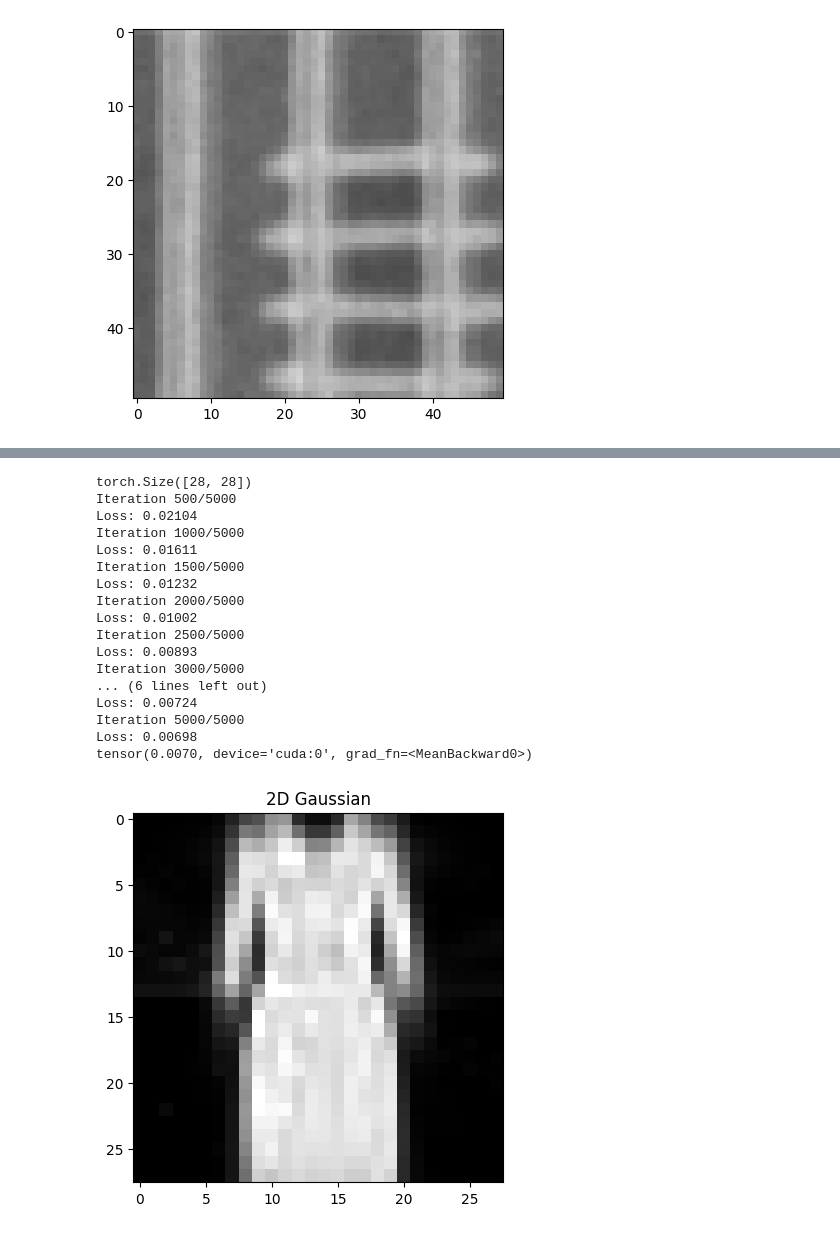
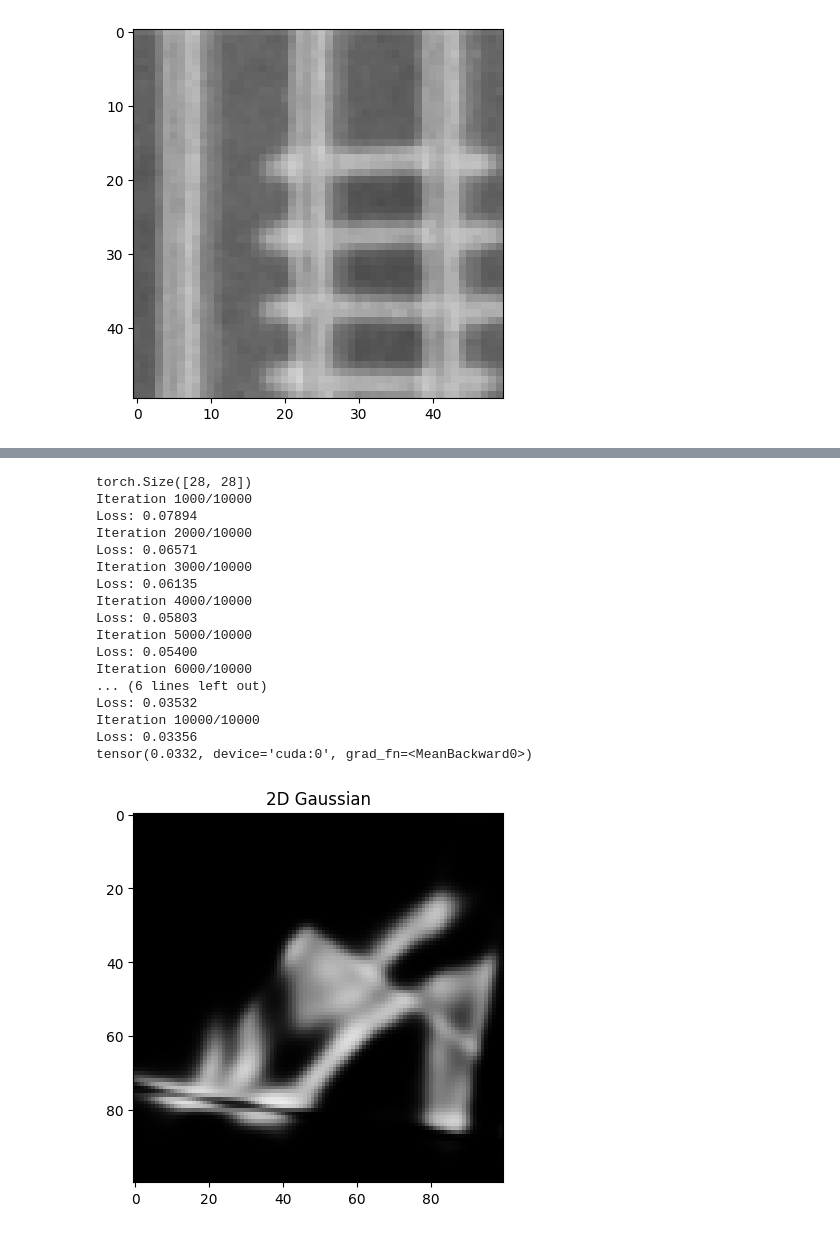
Before and after one commit to SuperVK/sparse-image-repr-bep, a Jupyter notebook: project.ipynb, the cells around one changed output, grey strips where cells are left out. Drawn from its saved outputs; the diff is of its cells as text; code cells hidden in the pictures.

Commit message:
add ssim loss

```diff
--- a/project.ipynb
+++ b/project.ipynb
@@ -138,28 +121,32 @@ device = torch.device("cuda:0")
 
 def train(learning_rate: float, iterations: int, guassians: int, target: torch.Tensor, normalize_only_alpha: bool):
 
+    ssim_module = SSIM(data_range=1, size_average=True, channel=1)
+    lambda_ = 0.4
 
-
-    w = torch.nn.Parameter(torch.randn(7, guassians, device=device))
+    w = torch.nn.Parameter(torch.randn(6, guassians, device=device))
     # w[0] = alpha
     # w[1] = a
-    # w[2] = b
-    # w[3] = c
-    # w[4] = theta
-    # w[5] = x1
-    # w[6] = x2
+    # w[2] = c
+    # w[3] = theta
+    # w[4] = x1
+    # w[5] = x2
 
     optimizer = torch.optim.AdamW(
         [w],
         lr=learning_rate,
-        weight_decay=1e-1,
+        betas=(0.5, 0.9),
     )
 
     for iteration in range(iterations):
 
         preds = f_hat(w, target.size()[0], target.size()[1], normalize_only_alpha)
 
-        loss = ((target - preds)**2).mean()
+        # loss = (target - preds).abs().mean()# + torch.where(w[1].abs() > w[2].abs(), (w[1].abs()/w[2].abs()), (w[2].abs()/w[1].abs())).mean() * 0.01
+        ssim_loss = 1 - ssim_module(preds.unsqueeze(0).unsqueeze(0), target.unsqueeze(0).unsqueeze(0))
+        l1_loss = (target - preds).abs().mean()
+        loss = (1 - lambda_) * ssim_loss + lambda_ * l1_loss
+
 
         if (iteration + 1) % (iterations/10) == 0:
             print(f"Iteration {iteration+1}/{iterations}")
@@ -171,7 +158,9 @@ def train(learning_rate: float, iterations: int, guassians: int, target: torch.T
         optimizer.zero_grad()
 
     preds = f_hat(w, target.size()[0], target.size()[1], normalize_only_alpha)
-    loss = ((target - preds)**2).mean()
+    ssim_loss = 1 - ssim_module(preds.unsqueeze(0).unsqueeze(0), target.unsqueeze(0).unsqueeze(0))
+    l1_loss = (target - preds).abs().mean()
+    loss = (1 - lambda_) * ssim_loss + lambda_ * l1_loss
 
     return loss, w
 # %%
@@ -332,5 +324,5 @@ plot_image(w, 100, False)
 # %%
-img = torchvision.io.decode_image('./data/fashionmnist-val-1022.png')[0]
+img = torchvision.io.decode_image('./data/fashionmnist-val-1003.png')[0]
 
 plt.imshow(img, origin='upper', cmap='gray', vmin=0, vmax=255)
 plt.show()
@@ -339,38 +331,38 @@ plt.show()
 # %%
-img = torchvision.io.decode_image('./data/fashionmnist-val-1022.png')[0]
 
 print(img.size())
 
-learning_rate = 0.1
-iterations = 5000
-guassians = 50
+learning_rate = 1e-3
+iterations = 10000
+guassians = 100
 # create a 5x5 with a black stripe in the middle
 output_z = img.to(device) / 255.0
 
-loss, w = train(learning_rate, iterations, guassians, output_z, True)
+loss, w = train(learning_rate, iterations, guassians, output_z, False)
 
 print(loss)
 # %% [output]
 torch.Size([28, 28])
-Iteration 500/5000
-Loss: 0.02104
-Iteration 1000/5000
-Loss: 0.01611
-Iteration 1500/5000
-Loss: 0.01232
-Iteration 2000/5000
-Loss: 0.01002
-Iteration 2500/5000
-Loss: 0.00893
-Iteration 3000/5000
+Iteration 1000/10000
+Loss: 0.07894
+Iteration 2000/10000
+Loss: 0.06571
+Iteration 3000/10000
+Loss: 0.06135
+Iteration 4000/10000
+Loss: 0.05803
+Iteration 5000/10000
+Loss: 0.05400
+Iteration 6000/10000
 ... (6 lines left out)
-Loss: 0.00724
-Iteration 5000/5000
-Loss: 0.00698
-tensor(0.0070, device='cuda:0', grad_fn=<MeanBackward0>)
+Loss: 0.03532
+Iteration 10000/10000
+Loss: 0.03356
+tensor(0.0332, device='cuda:0', grad_fn=<MeanBackward0>)
 # %%
-plot_image(w, 28, True)
+
+plot_image(w, 100, False)
 # %% [output]
-[figure, old version]
+[figure, new version]
 # %%
 img = torchvision.transforms.functional.crop(torchvision.io.decode_image('./data/retinal-vessels.jpg'), 0, 0, 230, 230).float()
```
Also changed, not shown: parts of 16 cells of this notebook.
